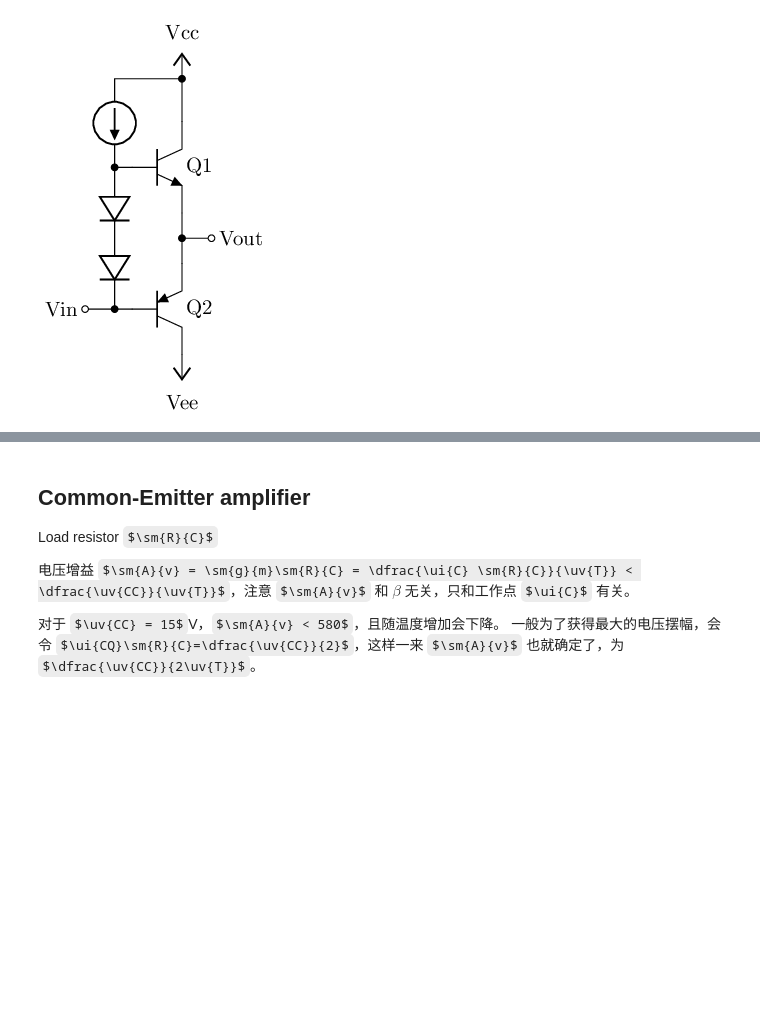
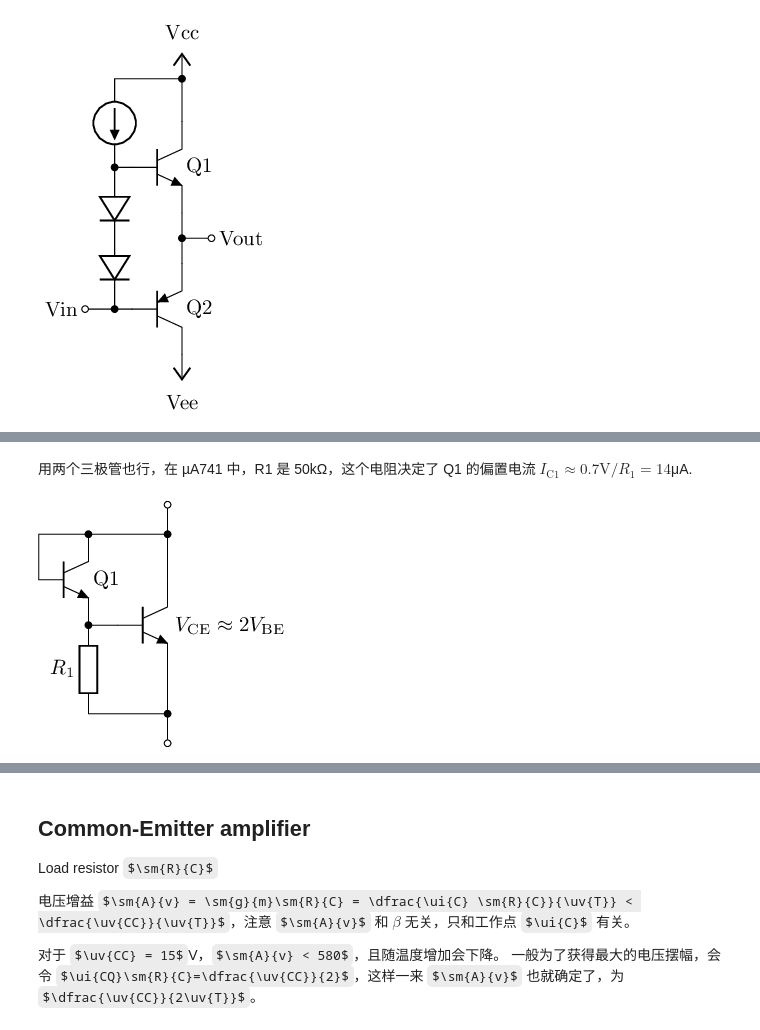
Before and after one commit to chenshuo/nuedc, a Jupyter notebook: docs/bjt-basics.ipynb, the cells around one changed output, grey strips where cells are left out. Saved outputs shown, nothing was run; the diff lists cells and outputs as text; code cells hidden in the pictures; some formulas as TeX source; blank space fills up the shorter version.

```diff
--- a/docs/bjt-basics.ipynb
+++ b/docs/bjt-basics.ipynb
@@ -609,0 +630,20 @@ https://www.hagtech.com/pdf/vbe.pdf
+# %% [markdown]
+用两个三极管也行，在 µA741 中，R1 是 50kΩ，这个电阻决定了 Q1 的偏置电流 $I_\mathrm{C1}\approx 0.7\mathrm{V} / R_1 = 14$μA.
+# %%
+%%tikz -ct -p amsmath
+\ctikzset{transistors/arrow pos=end, american currents, american voltages, european resistors}
+
+\draw (0, 0) node [npn] (Q1) {};
+\draw (Q1.B) to [short, -*] ++(-0.5, 0)
+  coordinate (B);
+%\draw (B) to [vR, mirror, l={$R_1$}, bipoles/length=1cm] ++(0, 1.5) coordinate (T) -| (Q1.C);
+\draw (B) node [npn, anchor=E] (Q2) {Q1};
+\draw (Q2.B) |- (Q2.C) node [circ] {};
+\draw (Q2.C) -| (Q1.C);
+
+\draw (B) to [R, l_={$R_1$}, bipoles/length=1cm] ++(0, -1.5) coordinate (G) -| (Q1.E);
+\draw (Q2.C -| Q1.C) to [short, *-o] ++(0, 0.5);
+\draw (G-|Q1.E) to [short, *-o] ++(0, -0.5);
+\draw (Q1) node [right] {$V_\mathrm{CE}\approx 2 V_\mathrm{BE}$};
+# %% [output]
+[figure, added]
```
Also changed, not shown: parts of 9 cells of this notebook.
